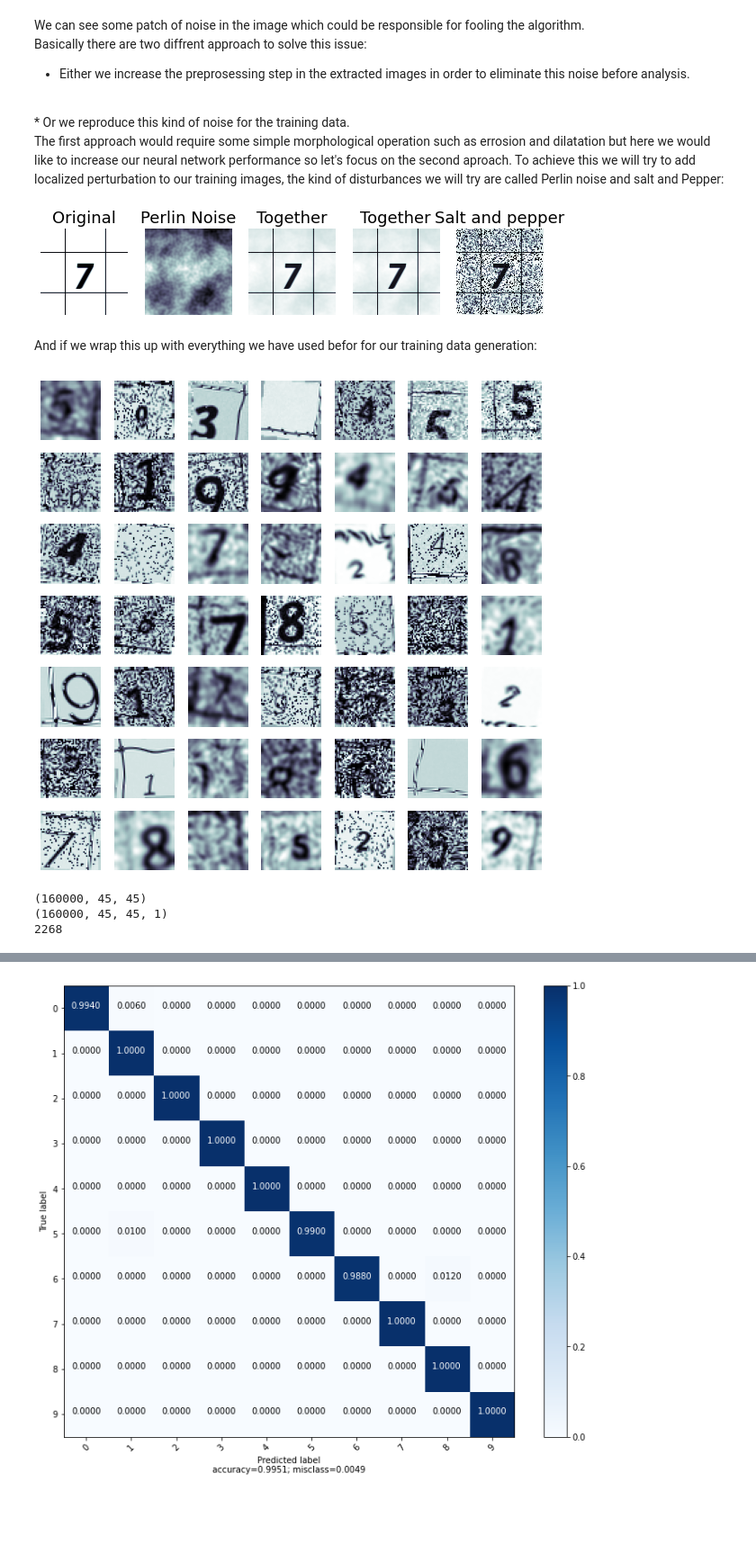
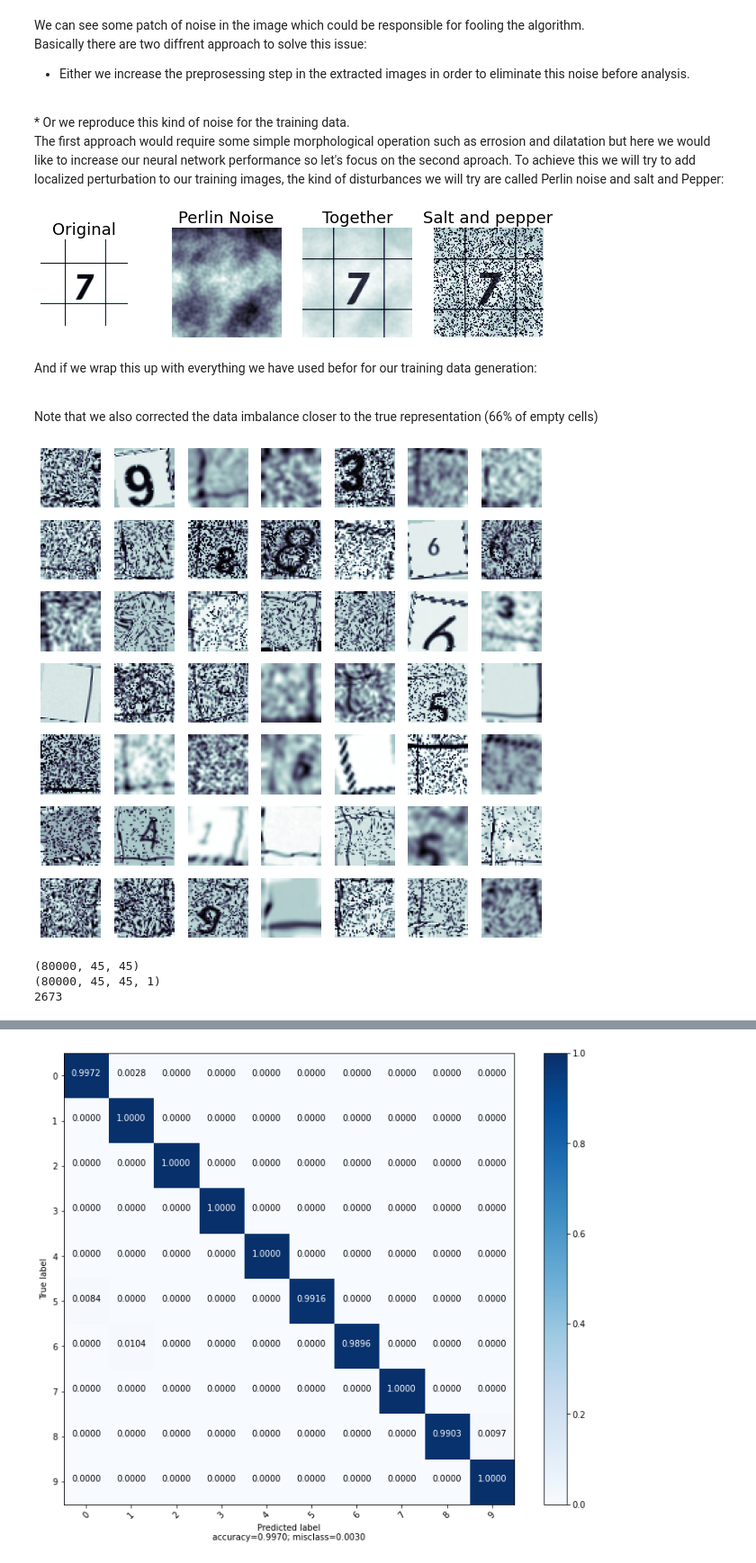
Before and after one commit to simonjuleseric2/Deep-learning-and-backtracking-sudoku, a Jupyter notebook: digit_generation&training.ipynb, the cells around one changed output, grey strips where cells are left out. Shown at 90% size. Cells and saved outputs as stored; diff of their text form; code cells hidden in the pictures; blank space fills up the shorter version.

```diff
--- a/digit_generation&training.ipynb
+++ b/digit_generation&training.ipynb
@@ -282,9 +286,9 @@ Model building and training:
 # %%
 
 #validation Data:
-yy_lab=np.load('data_npy/tot_labels28.npy')
+yy_lab=np.load('data_npy/tot_labels33.npy')
 y_test=np.array(yy_lab)
-x_test=np.load('data_npy/tot_img28.npy')
+x_test=np.load('data_npy/tot_img33.npy')
 
 num_classes=10
 #y_test = keras.utils.to_categorical(yy_lab, num_classes)
@@ -315,7 +319,7 @@ from keras import backend as K
 cell_size=45
 batch_size = 128
 num_classes = len(np.unique(yy))
-epochs = 25
+epochs = 15
 
 # input image dimensions
 img_rows, img_cols = cell_size, cell_size
@@ -447,7 +451,7 @@ Here we try to access how robust our model is in recognising cell images extract
 # %%
 #Load data from real sudoku grids:
 
-yy_lab=np.load('data_npy/tot_labels28.npy')
+yy_lab=np.load('data_npy/tot_labels33.npy')
 yy_lab=np.array(yy_lab)
-raw_img=np.load('data_npy/tot_img28.npy')
+raw_img=np.load('data_npy/tot_img33.npy')
 xx_1=raw_img
@@ -562,7 +590,7 @@ for i in range(0, len(lst_index)):
     #predicted.append(y_pred[lst_index[i]])
 
 
-num_img=49
+num_img=64
 n, m=int(np.sqrt(num_img)), int(np.sqrt(num_img))
 
 
@@ -575,7 +603,7 @@ for i in range(1, num_img+1):
     plt.title(tt,fontsize=12)
     plt.axis('off')
 
-plt.savefig('failed_digitsx.png' , bbox_inches='tight')
+plt.savefig('plots/failed_digitsx.png' , bbox_inches='tight')
 plt.show()
 print(k)
 # %% [output]
@@ -693,49 +721,44 @@ im3=salt_pepper(im1)
 #plt.imshow(test_img)
 #plt.show()
 f = plt.figure(figsize=(10,20))
 f.add_subplot(1,5, 1)
 plt.imshow(test_img, cmap='bone')
 plt.title('Original',fontsize=18)
 plt.axis('off')
-f.add_subplot(1,5, 2)
+f.add_subplot(1,4, 2)
 plt.imshow(im2, cmap='bone')
 plt.title('Perlin Noise',fontsize=18)
 plt.axis('off')
 
-f.add_subplot(1,5, 3)
+f.add_subplot(1,4, 3)
 plt.imshow(im1, cmap='bone')
 plt.title('Together',fontsize=18)
 #plt.show(block=True)
 plt.axis('off')
 #plt.savefig('noisy_images.png', bbox_inches='tight')
 
-f.add_subplot(1,5, 3)
+f.add_subplot(1,4, 3)
 plt.imshow(im1, cmap='bone')
 plt.title('Together',fontsize=18)
 #plt.show(block=True)
 plt.axis('off')
 #plt.savefig('noisy_images.png', bbox_inches='tight')
 
 
-f.add_subplot(1,5, 4)
-plt.imshow(im1, cmap='bone')
-plt.title('Together',fontsize=18)
-#plt.show(block=True)
-plt.axis('off')
-#plt.savefig('noisy_images.png', bbox_inches='tight')
-
-
-f.add_subplot(1,5, 5)
+f.add_subplot(1,4, 4)
 plt.imshow(im3, cmap='bone')
 plt.title('Salt and pepper',fontsize=18)
 #plt.show(block=True)
 plt.axis('off')
-
+plt.savefig('plots/added_noise2.png' , bbox_inches='tight')
 plt.show()
 # %% [output]
-[figure, old version]
+[figure, new version]
 # %% [markdown]
 And if we wrap this up with everything we have used befor for our training data generation:
+
+<br>
+Note that we also corrected the data imbalance closer to the true representation (66% of empty cells)
 # %%
 
 def perlin_noise(img):
@@ -779,7 +802,7 @@ def salt_pepper(image):
 
     row,col = image.shape
     s_vs_p = np.random.randint(0, 9)/10
-    amount = np.random.randint(0, 7)/10
+    amount = np.random.randint(0, 6)/10
     out = np.copy(image)
         # Salt mode
     num_salt = np.ceil(amount * image.size * s_vs_p)
@@ -804,7 +827,7 @@ def create_data2(length, list_of_font, threshold=True, consider_empty=True):
 
 
         if consider_empty:
-            y=np.random.randint(0, 9+1)
+            y=np.random.randint(-20, 9+1)
 
         else:
             y=np.random.randint(1, 9+1)
@@ -866,7 +889,7 @@ def create_data2(length, list_of_font, threshold=True, consider_empty=True):
     return x_img, y_label
 
 
-n=160000 #Number of image to generate
+n=80000 #Number of image to generate
 #n=60
 xx, yy=create_data2(n, list_of_font, False)
 
@@ -881,16 +904,16 @@ for i in range(1, num_img+1):
     plt.imshow(xx[i, :, :], cmap='bone')
     plt.axis('off')
 
-#plt.savefig('digits.png' , bbox_inches='tight')
+plt.savefig('plots/digits4.png' , bbox_inches='tight')
 plt.show()
 # %% [output]
-[figure, old version]
+[figure, new version]
 # %%
 
 #validation Data:
-yy_lab=np.load('data_npy/tot_labels28.npy')
+yy_lab=np.load('data_npy/tot_labels33.npy')
 y_test=np.array(yy_lab)
-x_test=np.load('data_npy/tot_img28.npy')
+x_test=np.load('data_npy/tot_img33.npy')
 
 num_classes=10
 #y_test = keras.utils.to_categorical(yy_lab, num_classes)
@@ -905,9 +928,9 @@ y_train = keras.utils.to_categorical(y_train, num_classes)
 y_test = keras.utils.to_categorical(y_test, num_classes)
 print(len(y_test))
 # %% [output]
-(160000, 45, 45)
-(160000, 45, 45, 1)
-2268
+(80000, 45, 45)
+(80000, 45, 45, 1)
+2673
 # %%
 cell_size=45
 batch_size = 128
```
Also changed, not shown: parts of 26 cells of this notebook, 26 other files.
